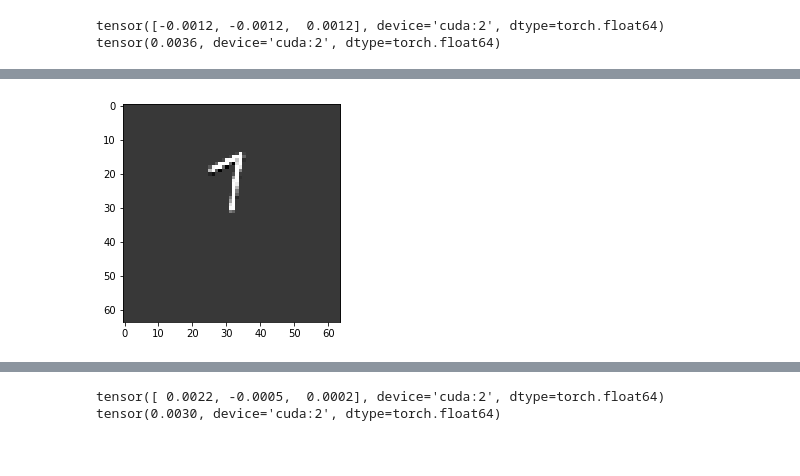
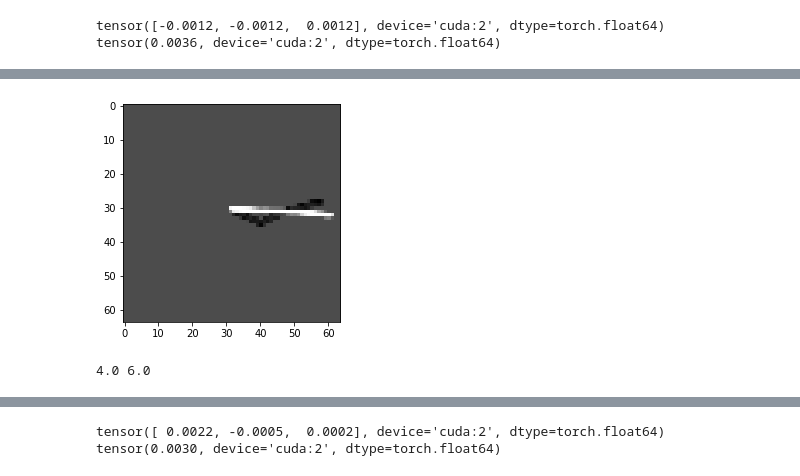
Before and after one commit to PradeepKadubandi/DemoPlanner, a Jupyter notebook: playground.ipynb, the cells around one changed output, grey strips where cells are left out. Cells and saved outputs as stored; diff of their text form; code cells hidden in the pictures.

```diff
--- a/playground.ipynb
+++ b/playground.ipynb
@@ -185,4 +187,4 @@ other_rows_diff = (other_rows[:, 3:6] - other_rows[:, :3]).cpu()
 # %%
 traj_dataset = SimpleReacherTrajectoryDataset(root_folder, range(10), device=device)
 # %%
-new_traj_dataset = SimpleReacherTrajectoryDataset('data/simple_reacher/11-04-12-02-44', range(5), device=device)
+new_traj_dataset = SimpleReacherTrajectoryDataset('data/simple_reacher/ImageSize64', range(5), device=device)
@@ -235,4 +253,9 @@ new_t4_last = new_traj_dataset[4]['images'][-1].reshape(64, 64)
 # %%
-fig = plt.imshow(new_t4_last.cpu().numpy(), cmap='gray')
+fig = plt.figure()
+plt.imshow(t0_i1.cpu().numpy(), cmap='gray')
+plt.show()
+print (fig.get_figheight(), fig.get_figwidth())
+plt.close()
 # %% [output]
-[figure, old version]
+[figure, new version]
+4.0 6.0
```
Also changed, not shown: parts of 18 cells of this notebook, 1 other file.
